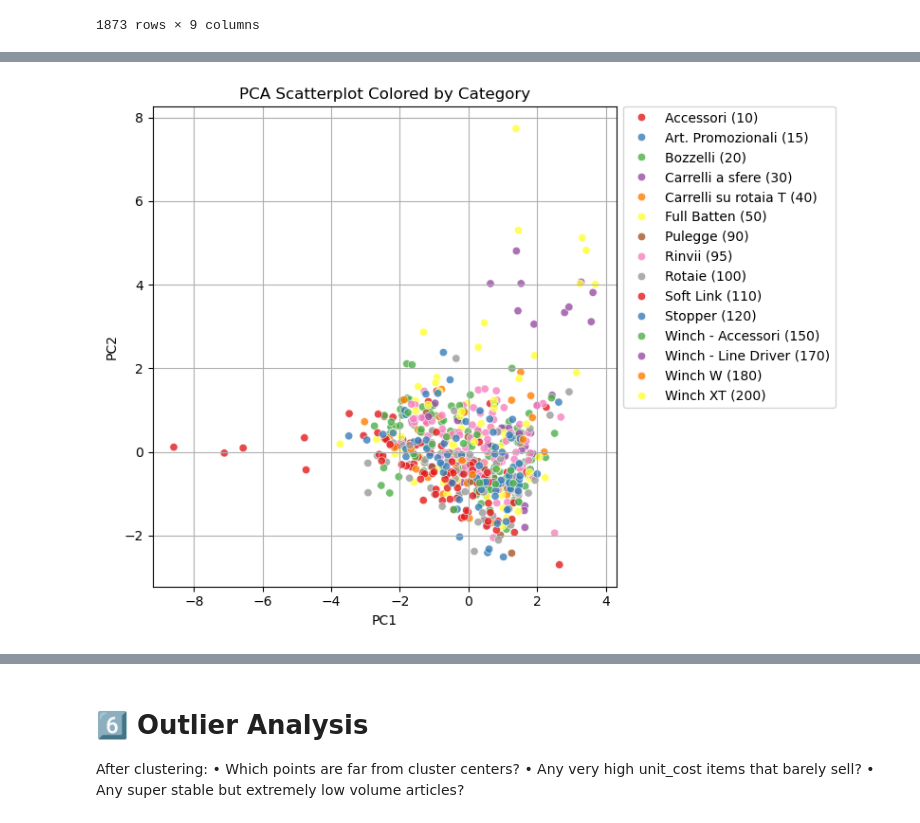
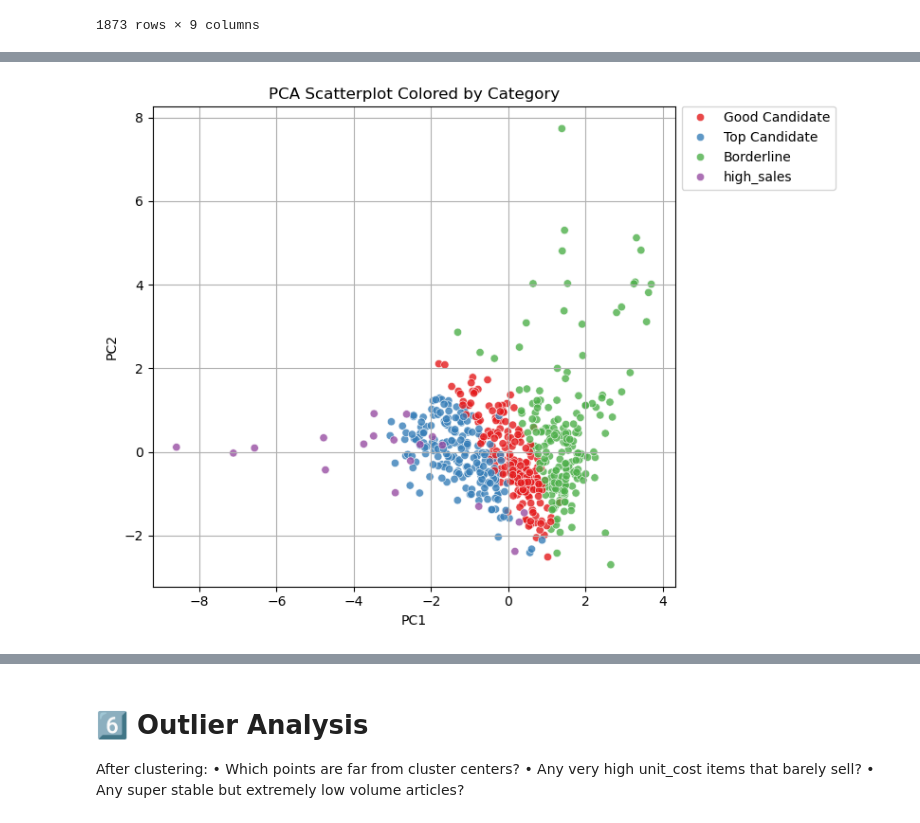
Before and after one commit to werderame/Real-Life-Manufacturing-Inventory-Analysis, a Jupyter notebook: clustering_so_articles/clustering_sales_articles_v02.ipynb, the cells around one changed output, grey strips where cells are left out. Saved outputs shown, nothing was run; the diff lists cells and outputs as text; code cells hidden in the pictures.

```diff
--- a/clustering_so_articles/clustering_sales_articles_v02.ipynb
+++ b/clustering_so_articles/clustering_sales_articles_v02.ipynb
@@ -435,28 +476,0 @@ plt.show()
-# %%
-k = 4
-kmeans = KMeans(n_clusters=k, random_state=42)
-clusters = kmeans.fit_predict(stats2[scaled_features])
-
-# add lables
-stats2.loc[stats2.index, 'cluster'] = clusters
-
-# summarize
-cluster_summary = stats2.loc[stats2.index].groupby('cluster')[scaled_features].mean()
-display(cluster_summary)
-print(stats2.cluster.value_counts())
-
-# 3. Plot with hue
-plt.figure(figsize=(8,6))
-sns.scatterplot(
-    data=pca_df,
-    x='PC1',
-    y='PC2',
-    hue=clusters,      # 👈 add the hue here
-    palette='Set2',
-    alpha=0.8
-)
-
-plt.title('PCA Scatterplot Colored by Category')
-plt.grid(True)
-plt.tight_layout()
-plt.show()
@@ -598,42 +605,33 @@ all_candidates.round(3)
 # lower = better
 
 scaler = StandardScaler()
 all_candidates['sales_is'] = scaler.fit_transform(-all_candidates[['avg_monthly_sales']]) # more sales = better
-
-scaler = StandardScaler()
 all_candidates['cv_s'] = scaler.fit_transform(all_candidates[['cv_sales']]) # less coefficient of variation = better
-
-scaler = StandardScaler()
 all_candidates['freq_ratio_is'] = scaler.fit_transform(-all_candidates[['freq_ratio']]) # higher frequency = better
-
-scaler = StandardScaler()
 all_candidates['unit_cost_s'] = scaler.fit_transform(all_candidates[['avg_unit_cost']]) # lower unit cost = better
-
-scaler = StandardScaler()
 all_candidates['lt_is'] = scaler.fit_transform(-all_candidates[['avg_lead_time']]) # lower LT = better
-
 
 pca = PCA(n_components=2)
 X_pca = pca.fit_transform(all_candidates[scaled_features])
 
 # 2. Build a DataFrame with PCA results
 pca_df = pd.DataFrame(X_pca, columns=['PC1', 'PC2'])
-pca_df['category'] = all_candidates['category'].values   # 👈 or any other column you want for hue
+pca_df['zone'] = all_candidates['zone'].values   # 👈 or any other column you want for hue
 
 # 3. Plot with hue
 plt.figure(figsize=(8,6))
 sns.scatterplot(
     data=pca_df,
     x='PC1',
     y='PC2',
-    hue='category',      # 👈 add the hue here
+    hue='zone',      # 👈 add the hue here
     palette='Set1',
     alpha=0.8
 )
 plt.legend(bbox_to_anchor=(1, 1.015), loc='upper left')
 plt.title('PCA Scatterplot Colored by Category')
 plt.grid(True)
 plt.tight_layout()
 plt.show()
 # %% [output]
-[figure, old version]
+[figure, new version]
```
Also changed, not shown: parts of 10 cells of this notebook.
